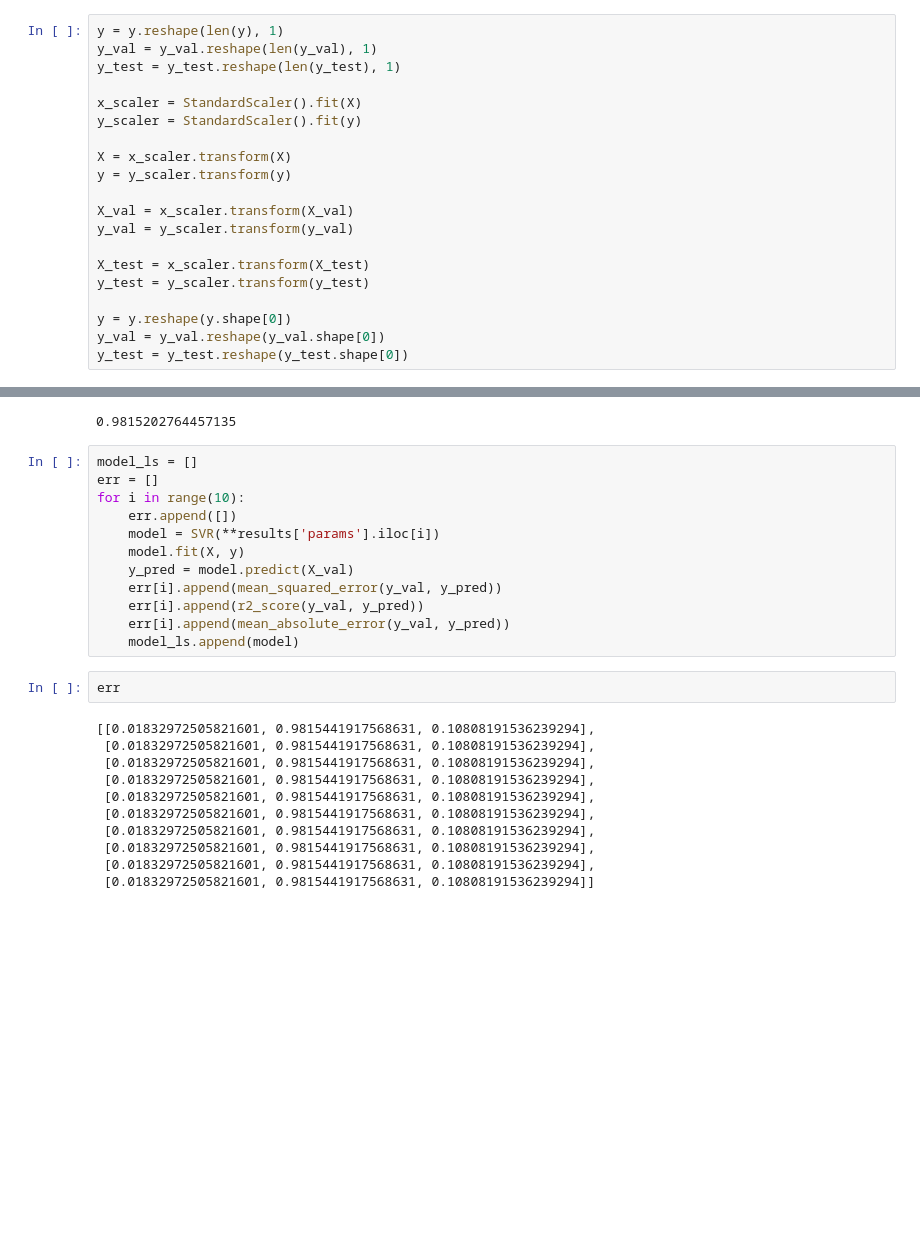
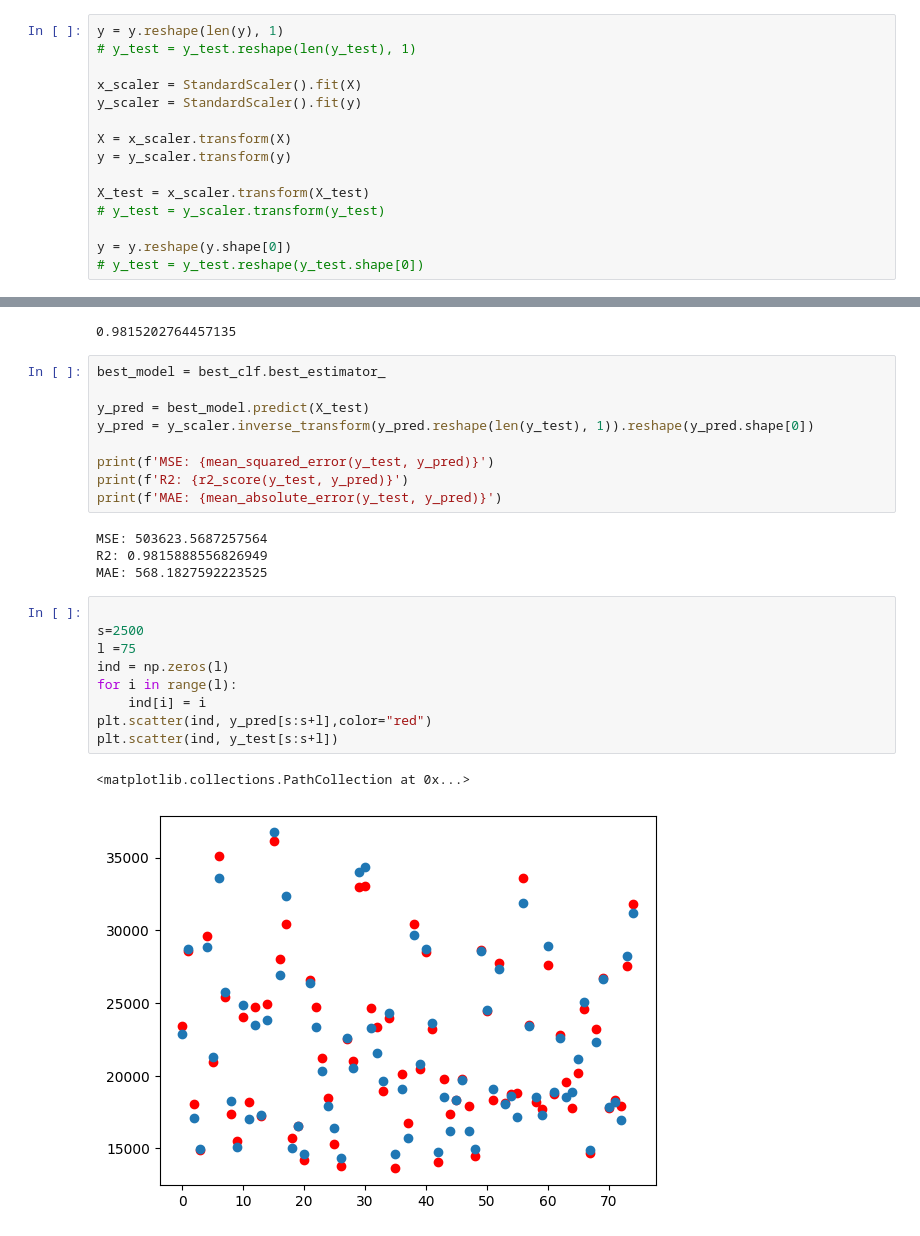
Before and after one commit to PhilJ0ly/EnergyNeedPrediction, a Jupyter notebook: models/svr.ipynb, the cells around one changed output, grey strips where cells are left out. Drawn from its saved outputs; the diff is of its cells as text; blank space fills up the shorter version.

```diff
--- a/models/svr.ipynb
+++ b/models/svr.ipynb
@@ -47,8 +43,7 @@ Number of Features: 6
 ['Temp (°C)' 'Month' 'Day' 'Hour' 'Day of Week' 'Population']
 # %%
 y = y.reshape(len(y), 1)
-y_val = y_val.reshape(len(y_val), 1)
-y_test = y_test.reshape(len(y_test), 1)
+# y_test = y_test.reshape(len(y_test), 1)
 
 x_scaler = StandardScaler().fit(X)
 y_scaler = StandardScaler().fit(y)
@@ -56,15 +51,11 @@ y_scaler = StandardScaler().fit(y)
 X = x_scaler.transform(X)
 y = y_scaler.transform(y)
 
-X_val = x_scaler.transform(X_val)
-y_val = y_scaler.transform(y_val)
-
 X_test = x_scaler.transform(X_test)
-y_test = y_scaler.transform(y_test)
+# y_test = y_scaler.transform(y_test)
 
 y = y.reshape(y.shape[0])
-y_val = y_val.reshape(y_val.shape[0])
-y_test = y_test.reshape(y_test.shape[0])
+# y_test = y_test.reshape(y_test.shape[0])
 # %% [markdown]
 # Hyper-Parameter Tuning
 # %%
@@ -106,30 +86,30 @@ results.head(25)
 best_clf.best_score_
 # %% [output]
 0.9815202764457135
-# %%
-model_ls = []
-err = []
-for i in range(10):
-    err.append([])
-    model = SVR(**results['params'].iloc[i])
-    model.fit(X, y)
-    y_pred = model.predict(X_val)
-    err[i].append(mean_squared_error(y_val, y_pred))
-    err[i].append(r2_score(y_val, y_pred))
-    err[i].append(mean_absolute_error(y_val, y_pred))
-    model_ls.append(model)
-# %%
-err
-# %% [output]
-[[0.01832972505821601, 0.9815441917568631, 0.10808191536239294],
- [0.01832972505821601, 0.9815441917568631, 0.10808191536239294],
- [0.01832972505821601, 0.9815441917568631, 0.10808191536239294],
- [0.01832972505821601, 0.9815441917568631, 0.10808191536239294],
- [0.01832972505821601, 0.9815441917568631, 0.10808191536239294],
- [0.01832972505821601, 0.9815441917568631, 0.10808191536239294],
- [0.01832972505821601, 0.9815441917568631, 0.10808191536239294],
- [0.01832972505821601, 0.9815441917568631, 0.10808191536239294],
- [0.01832972505821601, 0.9815441917568631, 0.10808191536239294],
- [0.01832972505821601, 0.9815441917568631, 0.10808191536239294]]
+# %%
+best_model = best_clf.best_estimator_
+
+y_pred = best_model.predict(X_test)
+y_pred = y_scaler.inverse_transform(y_pred.reshape(len(y_test), 1)).reshape(y_pred.shape[0])
+
+print(f'MSE: {mean_squared_error(y_test, y_pred)}')
+print(f'R2: {r2_score(y_test, y_pred)}')
+print(f'MAE: {mean_absolute_error(y_test, y_pred)}')
+# %% [output]
+MSE: 503623.5687257564
+R2: 0.9815888556826949
+MAE: 568.1827592223525
+# %%
+
+s=2500
+l =75
+ind = np.zeros(l)
+for i in range(l):
+    ind[i] = i
+plt.scatter(ind, y_pred[s:s+l],color="red")
+plt.scatter(ind, y_test[s:s+l])
+# %% [output]
+<matplotlib.collections.PathCollection at 0x...>
+[figure, added]
 # %%
 f = "svr_bayes_rbf"
```
Also changed, not shown: parts of 10 cells of this notebook, 4 other files.
